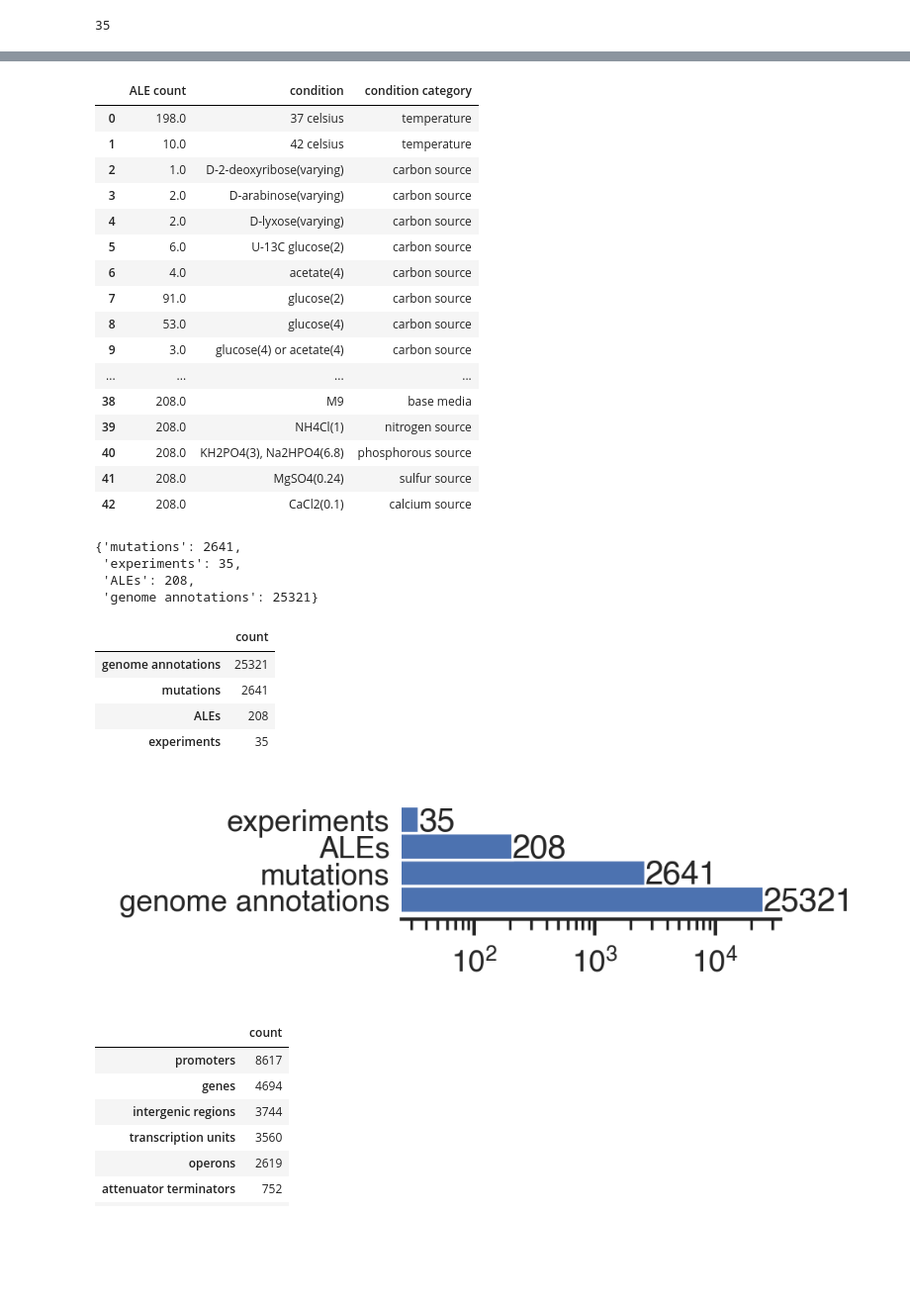
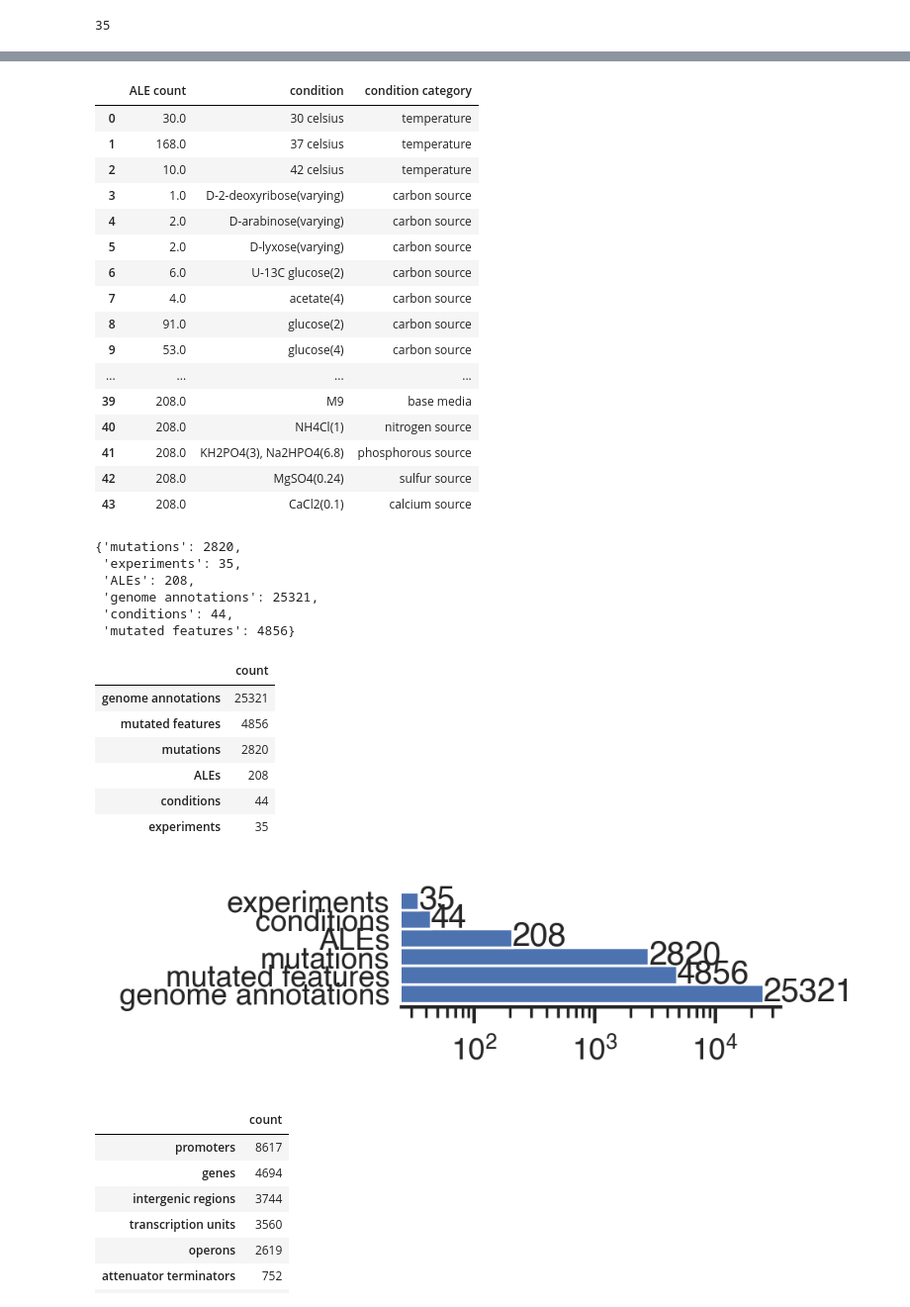
Before and after one commit to Aletechdev/ava, a Jupyter notebook: ava_ms_sizes.ipynb, the cells around one changed output, grey strips where cells are left out. Shown at 99% size. Drawn from its saved outputs; the diff is of its cells as text; code cells hidden in the pictures; blank space fills up the shorter version.

```diff
--- a/ava_ms_sizes.ipynb
+++ b/ava_ms_sizes.ipynb
@@ -3,6 +3,6 @@ import pandas as pd
 import numpy as np
 pd.options.display.max_columns = 100
 # %%
-all_muts_df = pd.read_pickle("./data/4_7_df.pkl")
+all_muts_df = pd.read_pickle("./data/4_8_df.pkl")
 display(all_muts_df.shape)
 # %% [output]
@@ -15,3 +15,8 @@ len(all_muts_df.exp.unique())
 cnt_d = dict()
 cnt_d["mutations"] = len(all_muts_df)
 cnt_d["experiments"] = len(all_muts_df.exp.unique())
+# %%
+cnt_d["mutated features"] = 0
+for _, m in all_muts_df.iterrows():
+    cnt_d["mutated features"] += len(m["genomic features"])
+cnt_d
@@ -108,22 +120,22 @@ for cond_cat in CONDITION_COLS:
 cond_cat_cnt_df
 # %% [output]
 |  | ALE count | condition | condition category |
-| 0 | 198.0 | 37 celsius | temperature |
-| 1 | 10.0 | 42 celsius | temperature |
-| 2 | 1.0 | D-2-deoxyribose(varying) | carbon source |
-| 3 | 2.0 | D-arabinose(varying) | carbon source |
-| 4 | 2.0 | D-lyxose(varying) | carbon source |
-| 5 | 6.0 | U-13C glucose(2) | carbon source |
-| 6 | 4.0 | acetate(4) | carbon source |
-| 7 | 91.0 | glucose(2) | carbon source |
-| 8 | 53.0 | glucose(4) | carbon source |
-| 9 | 3.0 | glucose(4) or acetate(4) | carbon source |
+| 0 | 30.0 | 30 celsius | temperature |
+| 1 | 168.0 | 37 celsius | temperature |
+| 2 | 10.0 | 42 celsius | temperature |
+| 3 | 1.0 | D-2-deoxyribose(varying) | carbon source |
+| 4 | 2.0 | D-arabinose(varying) | carbon source |
+| 5 | 2.0 | D-lyxose(varying) | carbon source |
+| 6 | 6.0 | U-13C glucose(2) | carbon source |
+| 7 | 4.0 | acetate(4) | carbon source |
+| 8 | 91.0 | glucose(2) | carbon source |
+| 9 | 53.0 | glucose(4) | carbon source |
 | ... | ... | ... | ... |
-| 38 | 208.0 | M9 | base media |
-| 39 | 208.0 | NH4Cl(1) | nitrogen source |
-| 40 | 208.0 | KH2PO4(3), Na2HPO4(6.8) | phosphorous source |
-| 41 | 208.0 | MgSO4(0.24) | sulfur source |
-| 42 | 208.0 | CaCl2(0.1) | calcium source |
+| 39 | 208.0 | M9 | base media |
+| 40 | 208.0 | NH4Cl(1) | nitrogen source |
+| 41 | 208.0 | KH2PO4(3), Na2HPO4(6.8) | phosphorous source |
+| 42 | 208.0 | MgSO4(0.24) | sulfur source |
+| 43 | 208.0 | CaCl2(0.1) | calcium source |
 # %%
 import pickle
 
@@ -138,10 +150,12 @@ for v in uniqu_feat_cnt_d.values():
 cnt_d["genome annotations"] = tot_unique_item_cnt
 cnt_d
 # %% [output]
-{'mutations': 2641,
+{'mutations': 2820,
  'experiments': 35,
  'ALEs': 208,
- 'genome annotations': 25321}
+ 'genome annotations': 25321,
+ 'conditions': 44,
+ 'mutated features': 4856}
 # %%
 import seaborn as sns
 import matplotlib
@@ -153,42 +167,45 @@ sns.set_context("paper")
 sns.set_style("ticks")
 
 
-cnt_df = pd.DataFrame.from_dict(cnt_d, orient='index', columns=["count"])
+cnt_df = pd.DataFrame.from_dict(cnt_d, orient='index', columns=["count"
+                                                               ])
 cnt_df = cnt_df.sort_values(by="count", ascending=False)
 display(cnt_df)
 
 ax = cnt_df.plot.barh(
 #     y="count",
 #     x="index",
     color="#4C72B0",
 #     color="#4169e1",
     figsize=(2,0.65),
     width=1
 )
 
 sns.despine(ax=ax, top=True, right=True, bottom=False, left=True)
 ax.get_legend().remove()
 plt.xscale('log')
 ax.tick_params(axis='y', which='major', length=0)
 
 for tick in ax.get_xticklabels():
     tick.set_fontname("Helvetica")
 for tick in ax.get_yticklabels():
     tick.set_fontname("Helvetica")
 
 cnt_df = cnt_df.reset_index()  # Resetting index for the below annotations to work
 for i, r in cnt_df.iterrows():
     s = str(int(r["count"]))
     ax.text(r["count"], i-0.41,  s, fontname="Helvetica")
 
 plt.savefig("./figs/AVA_mags.svg", format="svg")
 # %% [output]
 |  | count |
 | genome annotations | 25321 |
-| mutations | 2641 |
+| mutated features | 4856 |
+| mutations | 2820 |
 | ALEs | 208 |
+| conditions | 44 |
 | experiments | 35 |
-[figure, old version]
+[figure, new version]
 # %%
 import seaborn as sns
 import matplotlib
```
Also changed, not shown: parts of 20 cells of this notebook.
